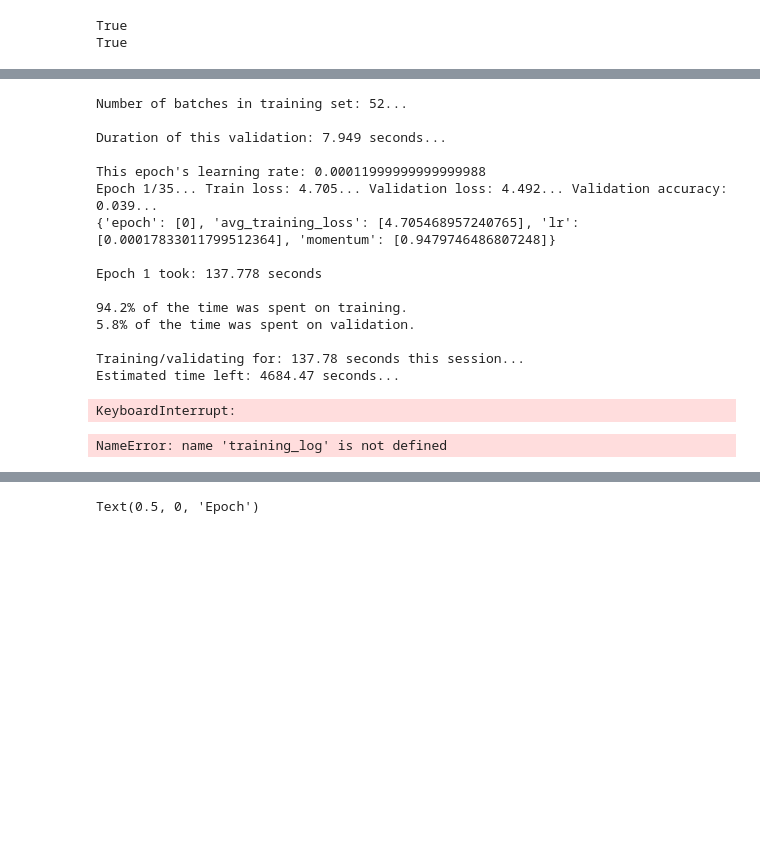
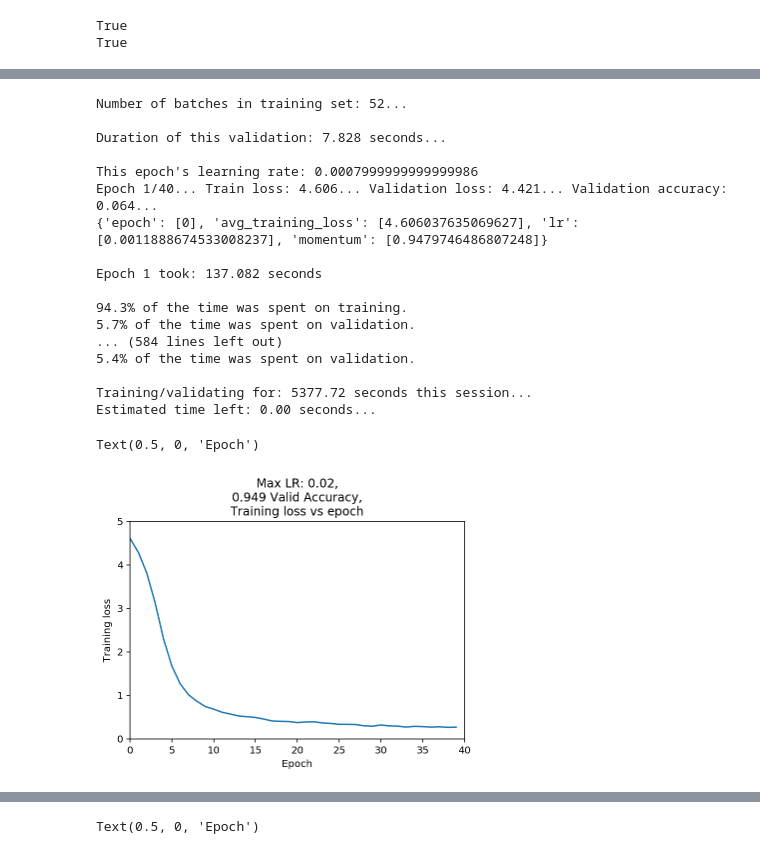
Before and after one commit to adamsanders/flower-classifier, a Jupyter notebook: Image Classifier Project.ipynb, the cells around one changed output, grey strips where cells are left out. Drawn from its saved outputs; the diff is of its cells as text; code cells hidden in the pictures; blank space fills up the shorter version.

```diff
--- a/Image Classifier Project.ipynb
+++ b/Image Classifier Project.ipynb
@@ -230,7 +230,7 @@ def build_classifier_dict(convnet, num_fc_layers, num_fc_neurons):
     return classifier_dict
 # %%
 # EPOCHS AND LR HERE
-max_lr = 0.003
+max_lr = 0.02
 epochs = 40
 # %%
 def classifier_setup(convnet, num_fc_layers=0, num_fc_neurons=4096, max_lr=0.01, epochs=100, gpu=True):
@@ -543,24 +548,28 @@ training_log, epochs_completed, total_epoch_time, total_train_time, total_valid_
 # %% [output]
 Number of batches in training set: 52...
 
-Duration of this validation: 7.949 seconds...
+Duration of this validation: 7.828 seconds...
 
-This epoch's learning rate: 0.00011999999999999988
-Epoch 1/35... Train loss: 4.705... Validation loss: 4.492... Validation accuracy: 0.039...
-{'epoch': [0], 'avg_training_loss': [4.705468957240765], 'lr': [0.00017833011799512364], 'momentum': [0.9479746486807248]}
+This epoch's learning rate: 0.0007999999999999986
+Epoch 1/40... Train loss: 4.606... Validation loss: 4.421... Validation accuracy: 0.064...
+{'epoch': [0], 'avg_training_loss': [4.606037635069627], 'lr': [0.0011888674533008237], 'momentum': [0.9479746486807248]}
 
-Epoch 1 took: 137.778 seconds
+Epoch 1 took: 137.082 seconds
 
-94.2% of the time was spent on training.
-5.8% of the time was spent on validation.
+94.3% of the time was spent on training.
+5.7% of the time was spent on validation.
+... (584 lines left out)
+5.4% of the time was spent on validation.
 
-Training/validating for: 137.78 seconds this session...
-Estimated time left: 4684.47 seconds...
+Training/validating for: 5377.72 seconds this session...
+Estimated time left: 0.00 seconds...
-KeyboardInterrupt:
 # %%
-plt.plot(training_log[0], training_log[1])
-plt.title("Training loss vs epoch")
+plt.plot(training_log['epoch'], training_log['avg_training_loss'])
+plt.ylim([0, 5])
+plt.xlim([0, 40])
+plt.title("Max LR: 0.02,\n0.949 Valid Accuracy,\nTraining loss vs epoch")
 plt.ylabel("Training loss")
 plt.xlabel("Epoch")
 # %% [output]
-NameError: name 'training_log' is not defined
+Text(0.5, 0, 'Epoch')
+[figure, added]
```
Also changed, not shown: parts of 6 cells of this notebook.
